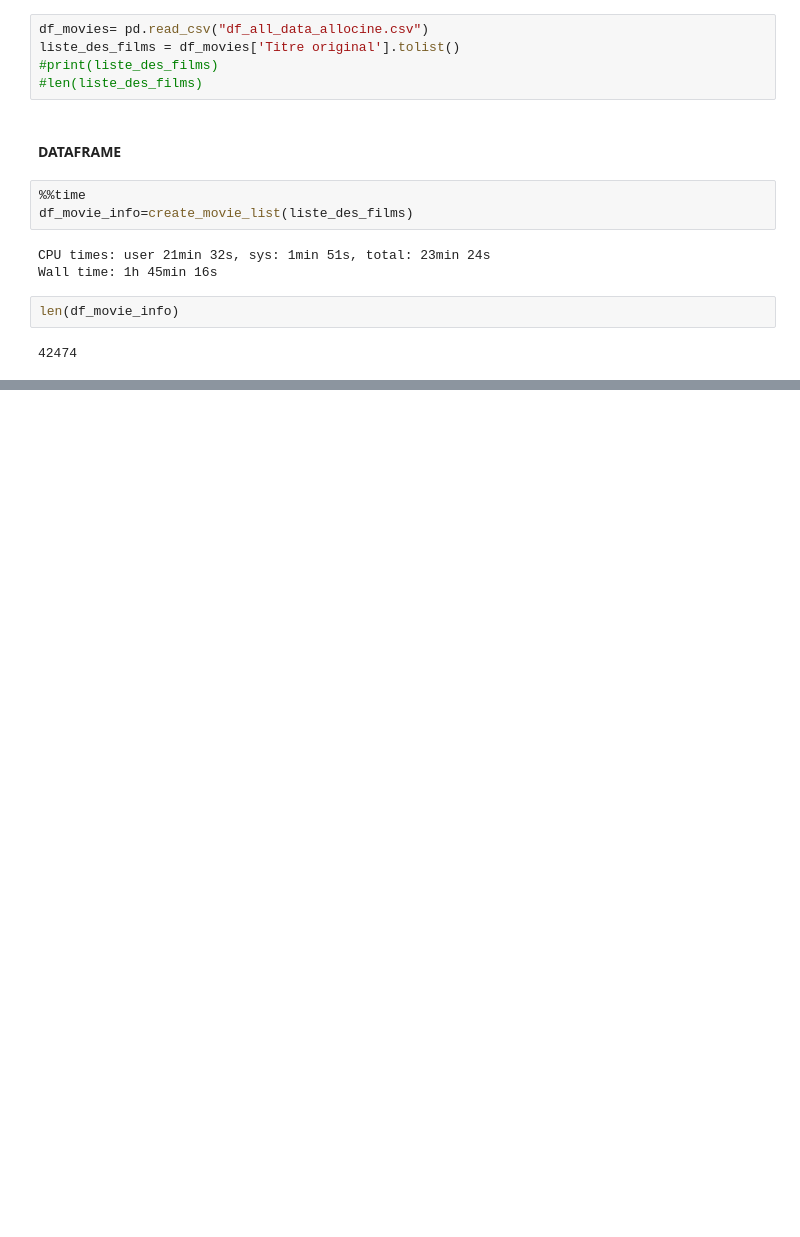
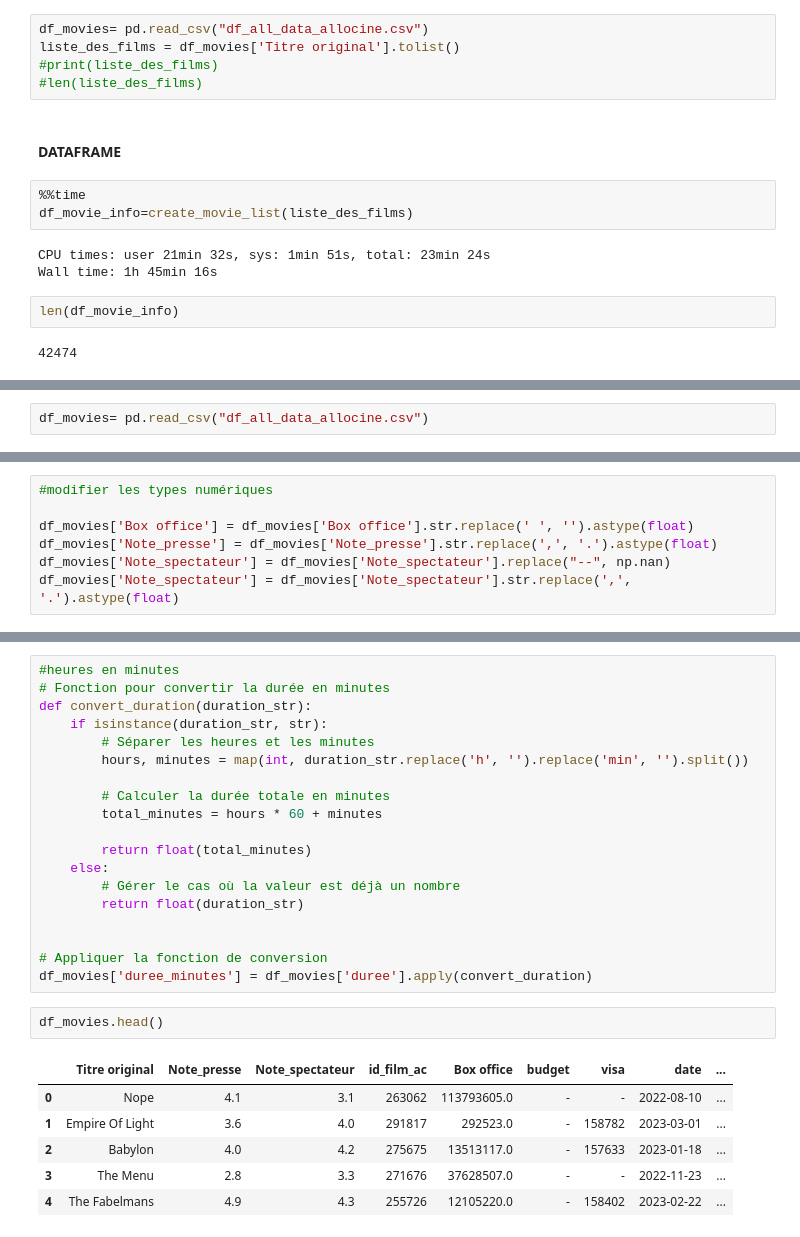
Before and after one commit to mass2330/python_ds_film, a Jupyter notebook: api_tmdb.ipynb, the cells around one changed output, grey strips where cells are left out. Cells and saved outputs as stored; diff of their text form; blank space fills up the shorter version.

```diff
--- a/api_tmdb.ipynb
+++ b/api_tmdb.ipynb
@@ -160,0 +165,2 @@ df_movie_info.head(20)
+# %%
+df_movies= pd.read_csv("df_all_data_allocine.csv")
@@ -160,0 +182,7 @@ df_movie_info.head(20)
+# %%
+#modifier les types numériques
+
+df_movies['Box office'] = df_movies['Box office'].str.replace(' ', '').astype(float)
+df_movies['Note_presse'] = df_movies['Note_presse'].str.replace(',', '.').astype(float)
+df_movies['Note_spectateur'] = df_movies['Note_spectateur'].replace("--", np.nan)
+df_movies['Note_spectateur'] = df_movies['Note_spectateur'].str.replace(',', '.').astype(float)
@@ -160,0 +218,28 @@ df_movie_info.head(20)
+# %%
+#heures en minutes
+# Fonction pour convertir la durée en minutes
+def convert_duration(duration_str):
+    if isinstance(duration_str, str):
+        # Séparer les heures et les minutes
+        hours, minutes = map(int, duration_str.replace('h', '').replace('min', '').split())
+
+        # Calculer la durée totale en minutes
+        total_minutes = hours * 60 + minutes
+
+        return float(total_minutes)
+    else:
+        # Gérer le cas où la valeur est déjà un nombre
+        return float(duration_str)
+
+
+# Appliquer la fonction de conversion
+df_movies['duree_minutes'] = df_movies['duree'].apply(convert_duration)
+# %%
+df_movies.head()
+# %% [output]
+|  | Titre original | Note_presse | Note_spectateur | id_film_ac | Box office | budget | visa | date | ... |
+| 0 | Nope | 4.1 | 3.1 | 263062 | 113793605.0 | - | - | 2022-08-10 | ... |
+| 1 | Empire Of Light | 3.6 | 4.0 | 291817 | 292523.0 | - | 158782 | 2023-03-01 | ... |
+| 2 | Babylon | 4.0 | 4.2 | 275675 | 13513117.0 | - | 157633 | 2023-01-18 | ... |
+| 3 | The Menu | 2.8 | 3.3 | 271676 | 37628507.0 | - | - | 2022-11-23 | ... |
+| 4 | The Fabelmans | 4.9 | 4.3 | 255726 | 12105220.0 | - | 158402 | 2023-02-22 | ... |
```
Also changed, not shown: parts of 6 cells of this notebook, 1 other file.
